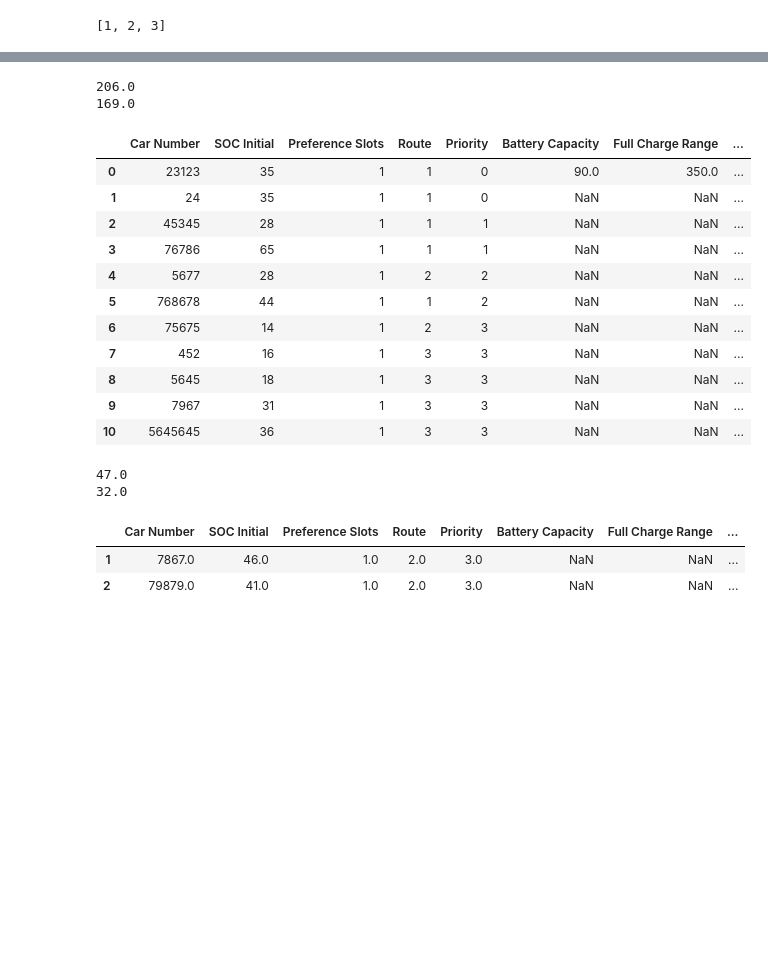
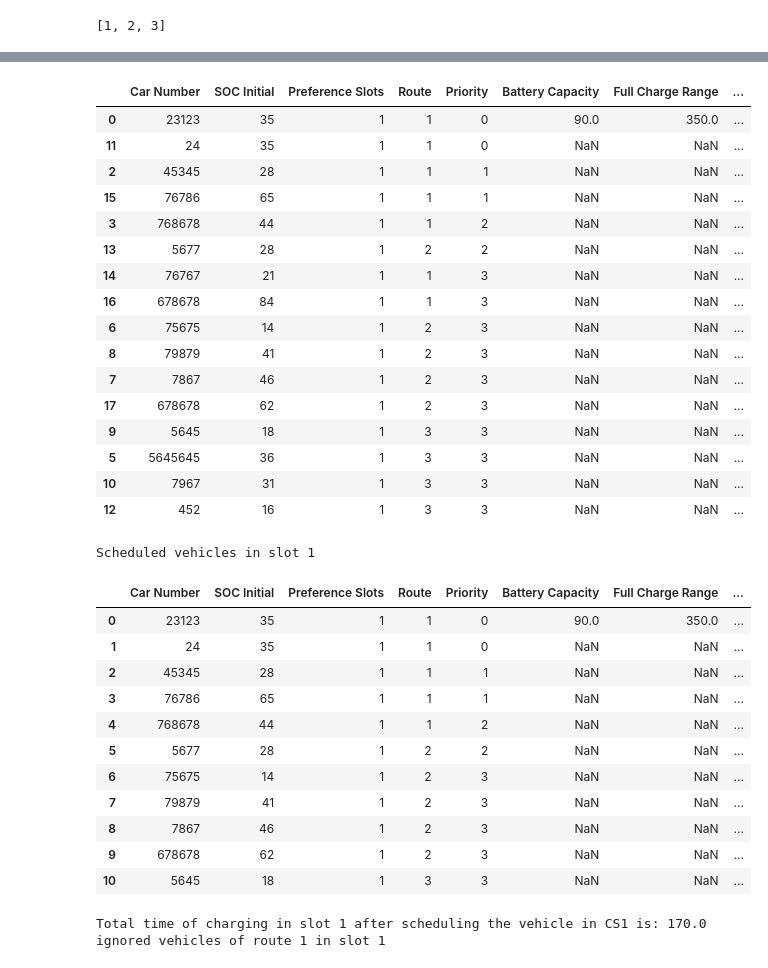
Before and after one commit to istiaqahmedfahim/EV-charging-schedule, a Jupyter notebook: main_compact.ipynb, the cells around one changed output, grey strips where cells are left out. Cells and saved outputs as stored; diff of their text form; code cells hidden in the pictures; blank space fills up the shorter version.

```diff
--- a/main_compact.ipynb
+++ b/main_compact.ipynb
@@ -21,6 +21,7 @@ df2 = pd.read_excel("CS2_freetime.xlsx")
 cs2_Free_Slot_duration = df2['Vacancy Duration'].tolist()
 # Create a new DataFrame to store deleted rows
 CS2_vehicles = pd.DataFrame()
+ignored_vehicles = pd.DataFrame()
 # %%
 Preference_Slots = df['Preference Slots'].unique().tolist()
 Preference_Slots.sort()
@@ -34,7 +39,8 @@ for i,j in zip(Preference_Slots,cs2_Free_Slot_duration):
     # Drop rows where 'SOC Final' is below 10
     df_preference_1_filtered = df_preference_1[df_preference_1['SOC Final'] >= 10]
     # Reorder the rows according to the values of 'priority' & then 'SOC Final' in descending order
-    df_preference_1_filtered_sorted = df_preference_1_filtered.sort_values(by=['Priority','SOC Final'])
+    df_preference_1_filtered_sorted = df_preference_1_filtered.sort_values(by=['Priority','Route','SOC Final'])
+    display(df_preference_1_filtered_sorted)
     # Calculate the sum of the 'Required Time (Calculated)' column
     total_required_time = df_preference_1_filtered_sorted['Required Time (Calculated)'].sum()
 
@@ -45,59 +51,86 @@ for i,j in zip(Preference_Slots,cs2_Free_Slot_duration):
     data_reversed = df_preference_1_filtered_sorted.iloc[::-1]
     if X > 180 :
         for index, row in data_reversed.iterrows():
-            if row['Route'] == 2 and row['SOC Final'] >=30 :
+            if row['Route'] == 3 and row['SOC Final'] >=30 :
                 X -= row['Required Time (Calculated)']
                 CS2_vehicles = CS2_vehicles.append(row)
                 df_preference_1_filtered_sorted.drop(index, inplace=True)
                 if X < 180:
                     break
-    print(X)
     if X > 180 :
         for index, row in data_reversed.iterrows():
             if row['Route'] == 1 :
                 X -= row['Required Time (Calculated)']
+                ignored_vehicles = ignored_vehicles.append(row)
                 df_preference_1_filtered_sorted.drop(index, inplace=True)
                 if X < 180:
                     break
-    print(X)
     # Display the updated DataFrame and the final value of X
     updated_data = df_preference_1_filtered_sorted.reset_index(drop=True)
+    print("Scheduled vehicles in slot "+ str(i))
     display(updated_data)
+    print('Total time of charging in slot ' + str(i) + ' after scheduling the vehicle in CS1 is: '+ str(X))
+    print("ignored vehicles of route 1 in slot "+ str(i))
+    display(ignored_vehicles)
+    print("vehicles left for CS2 in slot "+ str(i))
+    display(CS2_vehicles)
     CS2_vehicles = CS2_vehicles.reset_index(drop=True)
     # Calculate the sum of the 'Required Time (Calculated)' column for charging station 2
     Y = CS2_vehicles['Required Time (Calculated)'].sum()
-    print(Y)
+    print('total required time of vehicle of CS2 before scheduling: '+str(Y))
     if Y >=j :
         while Y >= j:
             min_index = CS2_vehicles['SOC Final'].idxmax()
             Y -= CS2_vehicles.loc[min_index, 'Required Time (Calculated)']
             CS2_vehicles.drop(min_index, inplace=True)
-    print(Y)
+    print('total free time of CS2 for slot '+str(i)+'is: '+str(j))
+    print('total required time of vehicle of CS2 after scheduling: '+str(Y))
+    print("Scheduled allocated vehicles of CS2 in slot "+ str(i))
     display(CS2_vehicles)
     # Drop all rows
     CS2_vehicles = CS2_vehicles.iloc[0:0]
 
     # Export each DataFrame to a separate CSV file
     file_name = f'slot_{i}_updated_cs1.csv'
     updated_data.to_csv(file_name, index=False)
     print(f'DataFrame {i+1} exported to {file_name}')
+
+    # Export each DataFrame to a separate CSV file
+    file_name = f'slot_{i}_ignored_cs1.csv'
+    ignored_vehicles.to_csv(file_name, index=False)
+    print(f'DataFrame {i+1} exported to {file_name}')
+
+    ignored_vehicles = ignored_vehicles.iloc[0:0]
 # %% [output]
+|  | Car Number | SOC Initial | Preference Slots | Route | Priority | Battery Capacity | Full Charge Range | ... |
+| 0 | 23123 | 35 | 1 | 1 | 0 | 90.0 | 350.0 | ... |
+| 11 | 24 | 35 | 1 | 1 | 0 | NaN | NaN | ... |
+| 2 | 45345 | 28 | 1 | 1 | 1 | NaN | NaN | ... |
+| 15 | 76786 | 65 | 1 | 1 | 1 | NaN | NaN | ... |
+| 3 | 768678 | 44 | 1 | 1 | 2 | NaN | NaN | ... |
+| 13 | 5677 | 28 | 1 | 2 | 2 | NaN | NaN | ... |
+| 14 | 76767 | 21 | 1 | 1 | 3 | NaN | NaN | ... |
+| 16 | 678678 | 84 | 1 | 1 | 3 | NaN | NaN | ... |
+| 6 | 75675 | 14 | 1 | 2 | 3 | NaN | NaN | ... |
+| 8 | 79879 | 41 | 1 | 2 | 3 | NaN | NaN | ... |
+| 7 | 7867 | 46 | 1 | 2 | 3 | NaN | NaN | ... |
+| 17 | 678678 | 62 | 1 | 2 | 3 | NaN | NaN | ... |
+| 9 | 5645 | 18 | 1 | 3 | 3 | NaN | NaN | ... |
+| 5 | 5645645 | 36 | 1 | 3 | 3 | NaN | NaN | ... |
+| 10 | 7967 | 31 | 1 | 3 | 3 | NaN | NaN | ... |
+| 12 | 452 | 16 | 1 | 3 | 3 | NaN | NaN | ... |
-206.0
-169.0
+Scheduled vehicles in slot 1
-|  | Car Number | SOC Initial | Preference Slots | Route | Priority | Battery Capacity | Full Charge Range | ... |
-| 0 | 23123 | 35 | 1 | 1 | 0 | 90.0 | 350.0 | ... |
-| 1 | 24 | 35 | 1 | 1 | 0 | NaN | NaN | ... |
-| 2 | 45345 | 28 | 1 | 1 | 1 | NaN | NaN | ... |
-| 3 | 76786 | 65 | 1 | 1 | 1 | NaN | NaN | ... |
-| 4 | 5677 | 28 | 1 | 2 | 2 | NaN | NaN | ... |
-| 5 | 768678 | 44 | 1 | 1 | 2 | NaN | NaN | ... |
-| 6 | 75675 | 14 | 1 | 2 | 3 | NaN | NaN | ... |
-| 7 | 452 | 16 | 1 | 3 | 3 | NaN | NaN | ... |
-| 8 | 5645 | 18 | 1 | 3 | 3 | NaN | NaN | ... |
-| 9 | 7967 | 31 | 1 | 3 | 3 | NaN | NaN | ... |
-| 10 | 5645645 | 36 | 1 | 3 | 3 | NaN | NaN | ... |
+|  | Car Number | SOC Initial | Preference Slots | Route | Priority | Battery Capacity | Full Charge Range | ... |
+| 0 | 23123 | 35 | 1 | 1 | 0 | 90.0 | 350.0 | ... |
+| 1 | 24 | 35 | 1 | 1 | 0 | NaN | NaN | ... |
+| 2 | 45345 | 28 | 1 | 1 | 1 | NaN | NaN | ... |
+| 3 | 76786 | 65 | 1 | 1 | 1 | NaN | NaN | ... |
+| 4 | 768678 | 44 | 1 | 1 | 2 | NaN | NaN | ... |
+| 5 | 5677 | 28 | 1 | 2 | 2 | NaN | NaN | ... |
+| 6 | 75675 | 14 | 1 | 2 | 3 | NaN | NaN | ... |
+| 7 | 79879 | 41 | 1 | 2 | 3 | NaN | NaN | ... |
+| 8 | 7867 | 46 | 1 | 2 | 3 | NaN | NaN | ... |
+| 9 | 678678 | 62 | 1 | 2 | 3 | NaN | NaN | ... |
+| 10 | 5645 | 18 | 1 | 3 | 3 | NaN | NaN | ... |
-47.0
-32.0
+Total time of charging in slot 1 after scheduling the vehicle in CS1 is: 170.0
+ignored vehicles of route 1 in slot 1
-|  | Car Number | SOC Initial | Preference Slots | Route | Priority | Battery Capacity | Full Charge Range | ... |
-| 1 | 7867.0 | 46.0 | 1.0 | 2.0 | 3.0 | NaN | NaN | ... |
-| 2 | 79879.0 | 41.0 | 1.0 | 2.0 | 3.0 | NaN | NaN | ... |
```
Also changed, not shown: parts of 4 cells of this notebook, 8 other files.
